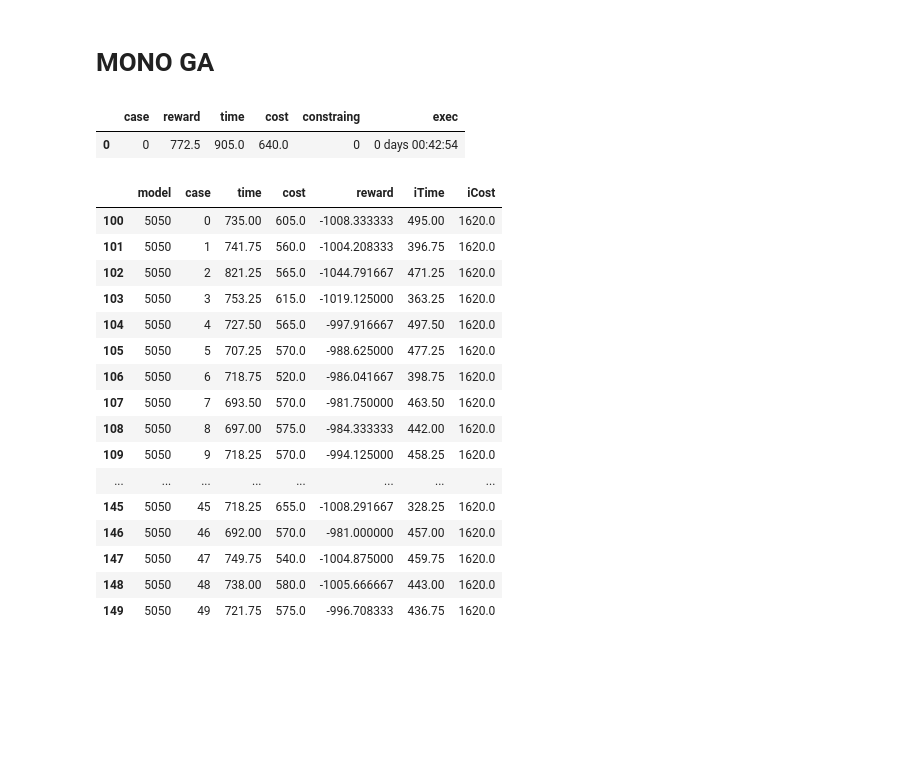
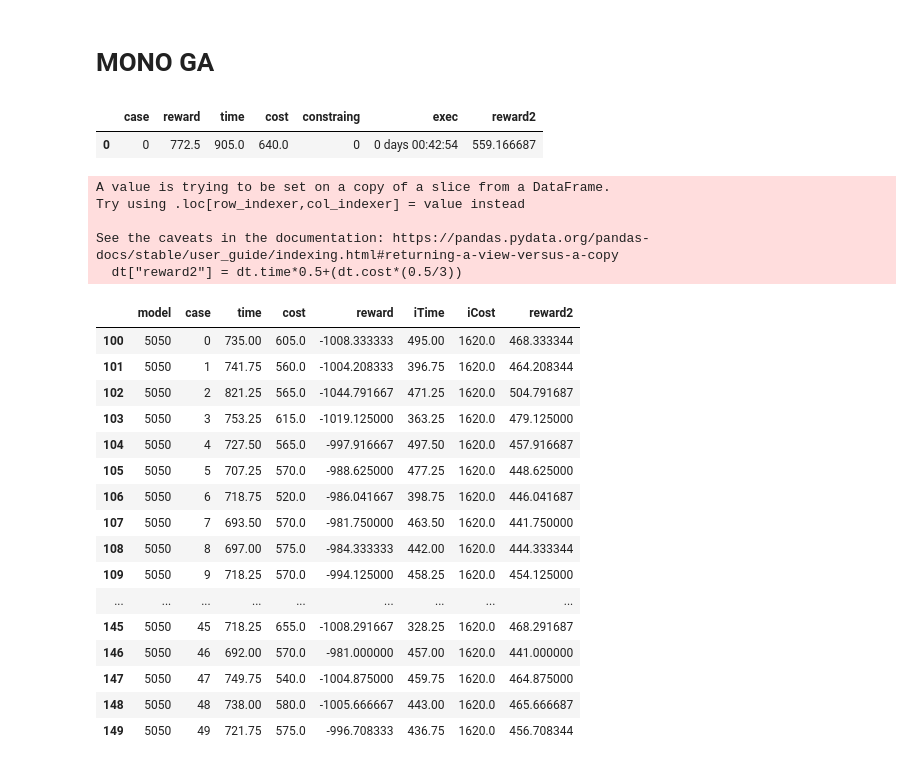
Before and after one commit to acsicuib/DRL-AC-Allocation, a Jupyter notebook: notebook_plot_PF.ipynb, the cells around one changed output. Drawn from its saved outputs; the diff is of its cells as text; code cells hidden in the pictures; blank space fills up the shorter version.

```diff
--- a/notebook_plot_PF.ipynb
+++ b/notebook_plot_PF.ipynb
@@ -361,30 +361,38 @@ ValueError: shape mismatch: objects cannot be broadcast to a single shape.  Mism
 df = pd.read_pickle('logs/log_ga_pf_mono_'  + str(configs.name) + "_" + str(configs.n_jobs) + '_' + str(configs.n_devices)+'_0.pkl', 'infer')
 df = pd.DataFrame(df)
 df.columns = ["case","reward","time","cost","constraing","exec"]
+df["reward2"] = df.time*0.5+(df.cost*(0.5/3))
 df
 # %% [output]
-|  | case | reward | time | cost | constraing | exec |
-| 0 | 0 | 772.5 | 905.0 | 640.0 | 0 | 0 days 00:42:54 |
+|  | case | reward | time | cost | constraing | exec | reward2 |
+| 0 | 0 | 772.5 | 905.0 | 640.0 | 0 | 0 days 00:42:54 | 559.166687 |
 # %%
 dfDRL = pd.read_pickle('logs/log_eval_PF_'  + str(configs.name) + "_" + str(configs.n_jobs) + '_' + str(configs.n_devices)+'.pkl', 'infer')
 dfDRL = pd.DataFrame(dfDRL)
 dfDRL.columns = ["model","case","time","cost","reward","iTime","iCost"]
-dfDRL[dfDRL.model=="5050"]
+dt = dfDRL[dfDRL.model=="5050"]
+dt["reward2"] = dt.time*0.5+(dt.cost*(0.5/3))
+dt
 # %% [output]
+A value is trying to be set on a copy of a slice from a DataFrame.
+Try using .loc[row_indexer,col_indexer] = value instead
+
+See the caveats in the documentation: https://pandas.pydata.org/pandas-docs/stable/user_guide/indexing.html#returning-a-view-versus-a-copy
+  dt["reward2"] = dt.time*0.5+(dt.cost*(0.5/3))
-|  | model | case | time | cost | reward | iTime | iCost |
-| 100 | 5050 | 0 | 735.00 | 605.0 | -1008.333333 | 495.00 | 1620.0 |
-| 101 | 5050 | 1 | 741.75 | 560.0 | -1004.208333 | 396.75 | 1620.0 |
-| 102 | 5050 | 2 | 821.25 | 565.0 | -1044.791667 | 471.25 | 1620.0 |
-| 103 | 5050 | 3 | 753.25 | 615.0 | -1019.125000 | 363.25 | 1620.0 |
-| 104 | 5050 | 4 | 727.50 | 565.0 | -997.916667 | 497.50 | 1620.0 |
-| 105 | 5050 | 5 | 707.25 | 570.0 | -988.625000 | 477.25 | 1620.0 |
-| 106 | 5050 | 6 | 718.75 | 520.0 | -986.041667 | 398.75 | 1620.0 |
-| 107 | 5050 | 7 | 693.50 | 570.0 | -981.750000 | 463.50 | 1620.0 |
-| 108 | 5050 | 8 | 697.00 | 575.0 | -984.333333 | 442.00 | 1620.0 |
-| 109 | 5050 | 9 | 718.25 | 570.0 | -994.125000 | 458.25 | 1620.0 |
-| ... | ... | ... | ... | ... | ... | ... | ... |
-| 145 | 5050 | 45 | 718.25 | 655.0 | -1008.291667 | 328.25 | 1620.0 |
-| 146 | 5050 | 46 | 692.00 | 570.0 | -981.000000 | 457.00 | 1620.0 |
-| 147 | 5050 | 47 | 749.75 | 540.0 | -1004.875000 | 459.75 | 1620.0 |
-| 148 | 5050 | 48 | 738.00 | 580.0 | -1005.666667 | 443.00 | 1620.0 |
-| 149 | 5050 | 49 | 721.75 | 575.0 | -996.708333 | 436.75 | 1620.0 |
+|  | model | case | time | cost | reward | iTime | iCost | reward2 |
+| 100 | 5050 | 0 | 735.00 | 605.0 | -1008.333333 | 495.00 | 1620.0 | 468.333344 |
+| 101 | 5050 | 1 | 741.75 | 560.0 | -1004.208333 | 396.75 | 1620.0 | 464.208344 |
+| 102 | 5050 | 2 | 821.25 | 565.0 | -1044.791667 | 471.25 | 1620.0 | 504.791687 |
+| 103 | 5050 | 3 | 753.25 | 615.0 | -1019.125000 | 363.25 | 1620.0 | 479.125000 |
+| 104 | 5050 | 4 | 727.50 | 565.0 | -997.916667 | 497.50 | 1620.0 | 457.916687 |
+| 105 | 5050 | 5 | 707.25 | 570.0 | -988.625000 | 477.25 | 1620.0 | 448.625000 |
+| 106 | 5050 | 6 | 718.75 | 520.0 | -986.041667 | 398.75 | 1620.0 | 446.041687 |
+| 107 | 5050 | 7 | 693.50 | 570.0 | -981.750000 | 463.50 | 1620.0 | 441.750000 |
+| 108 | 5050 | 8 | 697.00 | 575.0 | -984.333333 | 442.00 | 1620.0 | 444.333344 |
+| 109 | 5050 | 9 | 718.25 | 570.0 | -994.125000 | 458.25 | 1620.0 | 454.125000 |
+| ... | ... | ... | ... | ... | ... | ... | ... | ... |
+| 145 | 5050 | 45 | 718.25 | 655.0 | -1008.291667 | 328.25 | 1620.0 | 468.291687 |
+| 146 | 5050 | 46 | 692.00 | 570.0 | -981.000000 | 457.00 | 1620.0 | 441.000000 |
+| 147 | 5050 | 47 | 749.75 | 540.0 | -1004.875000 | 459.75 | 1620.0 | 464.875000 |
+| 148 | 5050 | 48 | 738.00 | 580.0 | -1005.666667 | 443.00 | 1620.0 | 465.666687 |
+| 149 | 5050 | 49 | 721.75 | 575.0 | -996.708333 | 436.75 | 1620.0 | 456.708344 |
```
Also changed, not shown: 1 other file.
